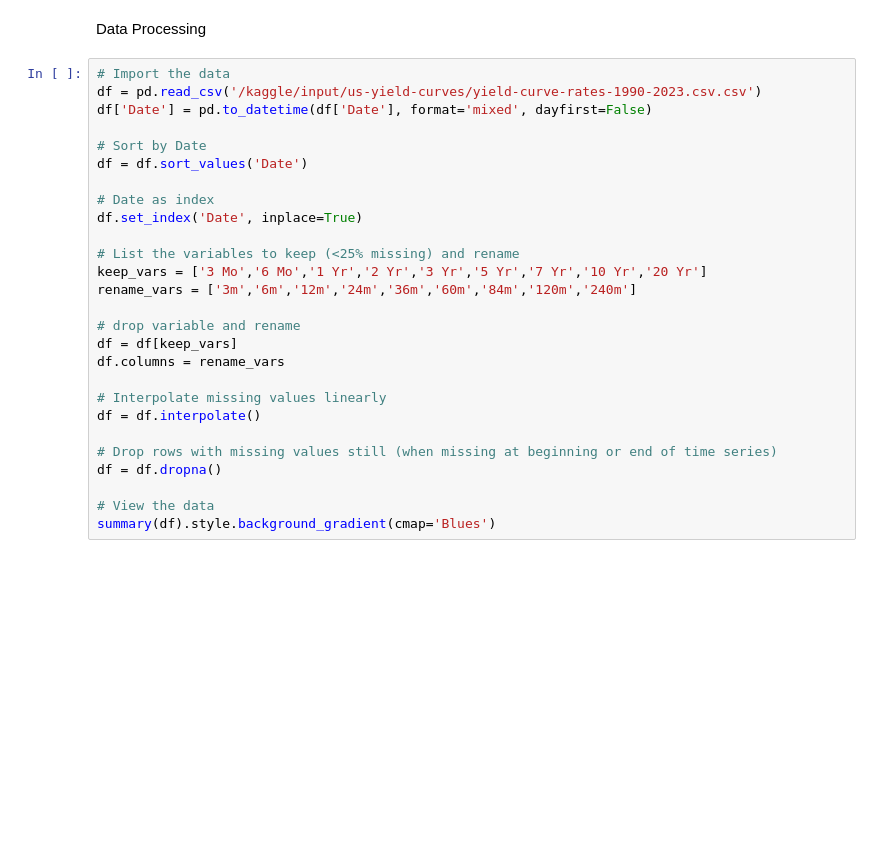
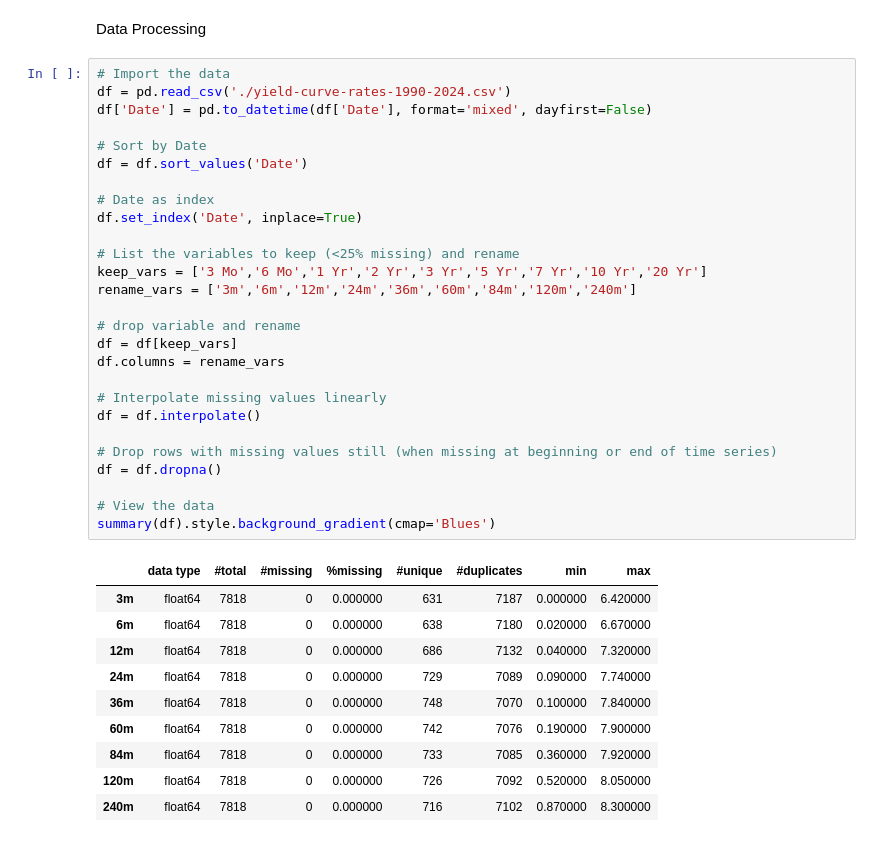
Before and after one commit to Kaatdj/Thesis-ALM, a Jupyter notebook: Yield Curve Simulation/NSS/oefening NSS.ipynb, the cells around one changed output. Saved outputs shown, nothing was run; the diff lists cells and outputs as text; blank space fills up the shorter version.

```diff
--- a/Yield Curve Simulation/NSS/oefening NSS.ipynb
+++ b/Yield Curve Simulation/NSS/oefening NSS.ipynb
@@ -58,28 +83,39 @@ def summary(df):
 Data Processing
 # %%
 # Import the data
-df = pd.read_csv('/kaggle/input/us-yield-curves/yield-curve-rates-1990-2023.csv.csv')
+df = pd.read_csv('./yield-curve-rates-1990-2024.csv')
 df['Date'] = pd.to_datetime(df['Date'], format='mixed', dayfirst=False)
 
 # Sort by Date
 df = df.sort_values('Date')
 
 # Date as index
 df.set_index('Date', inplace=True)
 
 # List the variables to keep (<25% missing) and rename
 keep_vars = ['3 Mo','6 Mo','1 Yr','2 Yr','3 Yr','5 Yr','7 Yr','10 Yr','20 Yr']
 rename_vars = ['3m','6m','12m','24m','36m','60m','84m','120m','240m']
 
 # drop variable and rename
 df = df[keep_vars]
 df.columns = rename_vars
 
 # Interpolate missing values linearly
 df = df.interpolate()
 
 # Drop rows with missing values still (when missing at beginning or end of time series)
 df = df.dropna()
 
 # View the data
 summary(df).style.background_gradient(cmap='Blues')
+# %% [output]
+|  | data type | #total | #missing | %missing | #unique | #duplicates | min | max |
+| 3m | float64 | 7818 | 0 | 0.000000 | 631 | 7187 | 0.000000 | 6.420000 |
+| 6m | float64 | 7818 | 0 | 0.000000 | 638 | 7180 | 0.020000 | 6.670000 |
+| 12m | float64 | 7818 | 0 | 0.000000 | 686 | 7132 | 0.040000 | 7.320000 |
+| 24m | float64 | 7818 | 0 | 0.000000 | 729 | 7089 | 0.090000 | 7.740000 |
+| 36m | float64 | 7818 | 0 | 0.000000 | 748 | 7070 | 0.100000 | 7.840000 |
+| 60m | float64 | 7818 | 0 | 0.000000 | 742 | 7076 | 0.190000 | 7.900000 |
+| 84m | float64 | 7818 | 0 | 0.000000 | 733 | 7085 | 0.360000 | 7.920000 |
+| 120m | float64 | 7818 | 0 | 0.000000 | 726 | 7092 | 0.520000 | 8.050000 |
+| 240m | float64 | 7818 | 0 | 0.000000 | 716 | 7102 | 0.870000 | 8.300000 |
```
Also changed, not shown: parts of 6 cells of this notebook.
